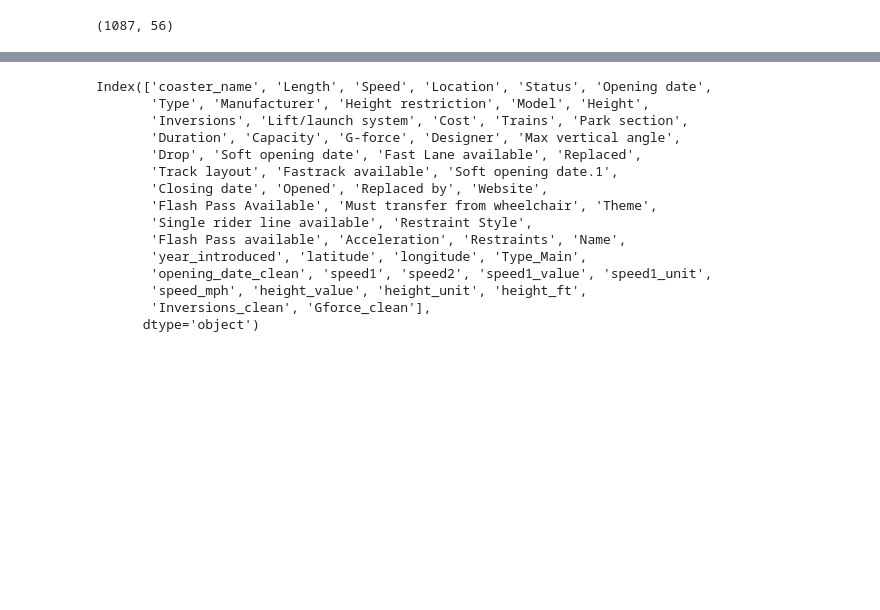
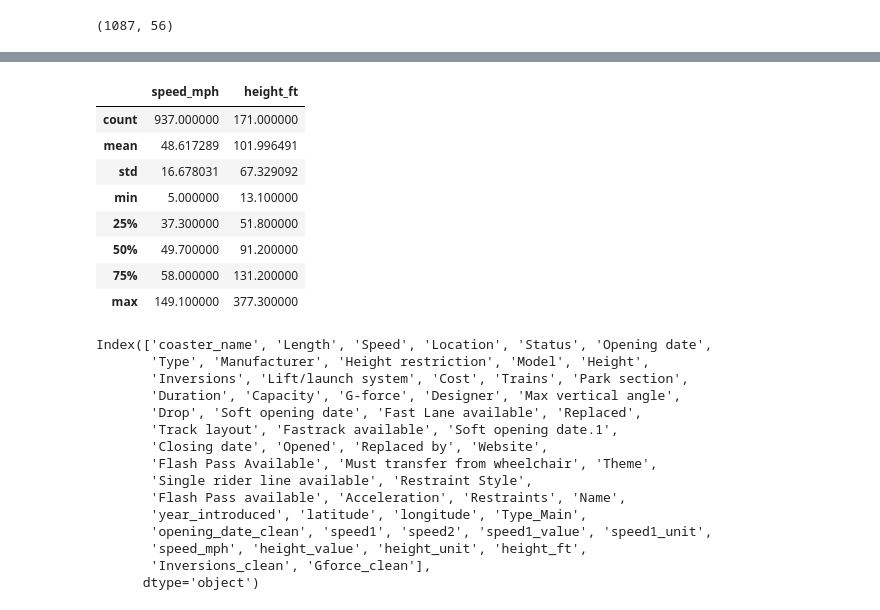
Before and after one commit to jsmid/edu.smid, a Jupyter notebook: rcoster/nb.ipynb, the cells around one changed output, grey strips where cells are left out. Cells and saved outputs as stored; diff of their text form; code cells hidden in the pictures; blank space fills up the shorter version.

```diff
--- a/rcoster/nb.ipynb
+++ b/rcoster/nb.ipynb
@@ -60,6 +62,19 @@ df.describe()
 | 50% | 0.000000 | 2000.000000 | 40.289800 | -76.653600 | 50.000000 | 49.700000 | 79.000000 | 91.200000 | ... |
 | 75% | 3.000000 | 2010.000000 | 44.799600 | 2.778100 | 63.000000 | 58.000000 | 113.000000 | 131.200000 | ... |
 | max | 14.000000 | 2022.000000 | 63.230900 | 153.426500 | 240.000000 | 149.100000 | 3937.000000 | 377.300000 | ... |
+# %%
+# to generate a descriptive statistics for only a subset of columns
+df[['speed_mph', 'height_ft']].describe()
+# %% [output]
+|  | speed_mph | height_ft |
+| count | 937.000000 | 171.000000 |
+| mean | 48.617289 | 101.996491 |
+| std | 16.678031 | 67.329092 |
+| min | 5.000000 | 13.100000 |
+| 25% | 37.300000 | 51.800000 |
+| 50% | 49.700000 | 91.200000 |
+| 75% | 58.000000 | 131.200000 |
+| max | 149.100000 | 377.300000 |
 # %%
 # to show the name of each column
 df.columns
```
Also changed, not shown: parts of 2 cells of this notebook.
